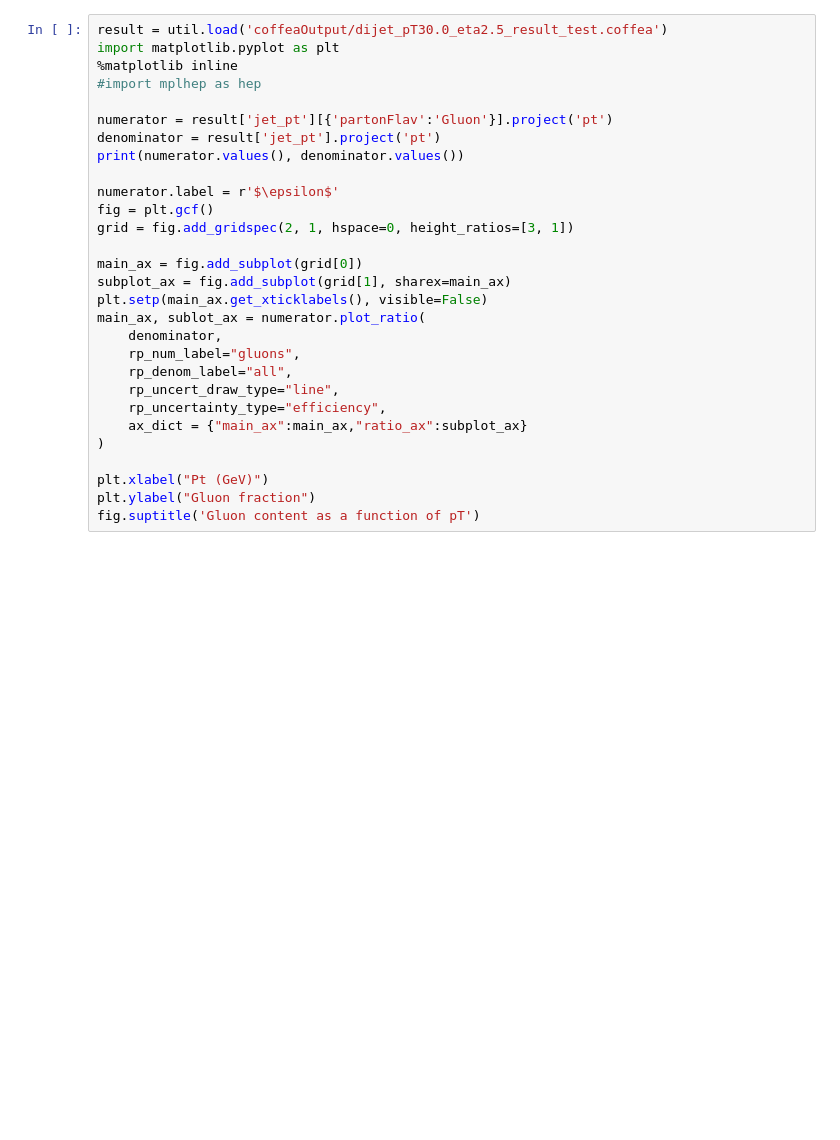
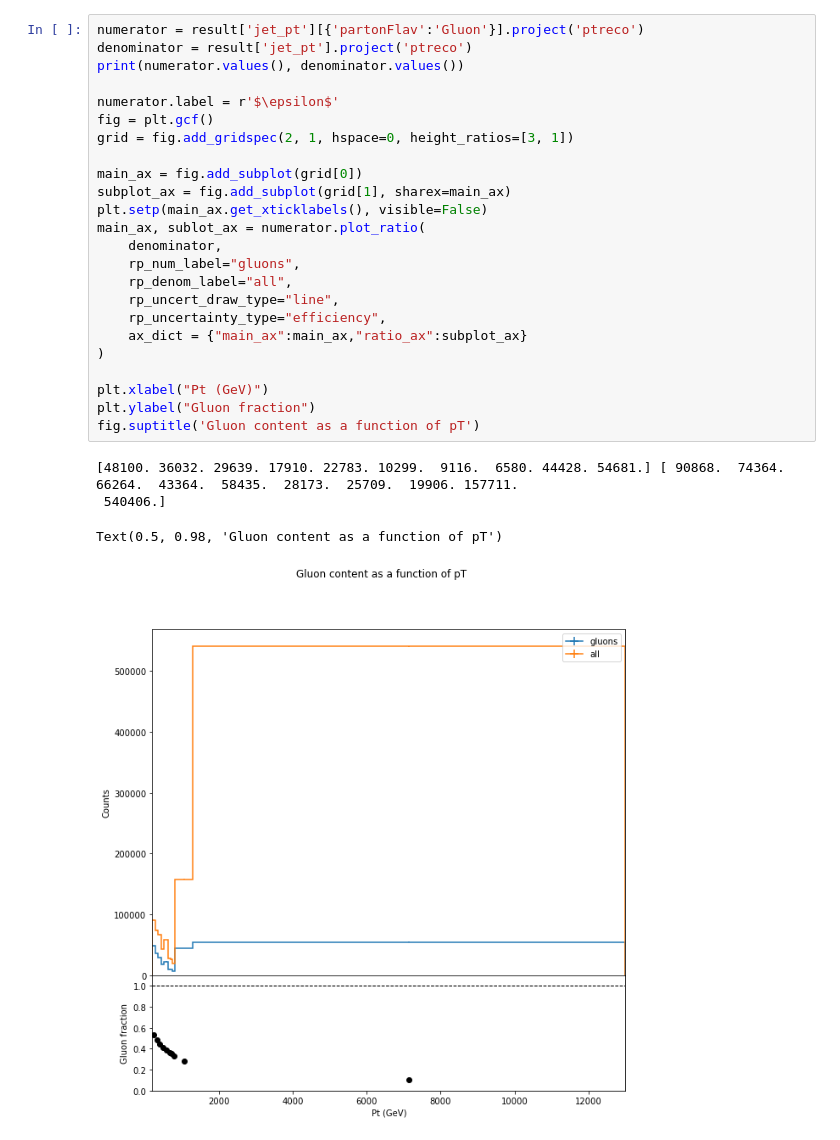
Before and after one commit to laurenhay/GluonJetMass, a Jupyter notebook: dijetSelection_studies.ipynb, the cells around one changed output. Saved outputs shown, nothing was run; the diff lists cells and outputs as text; blank space fills up the shorter version.

```diff
--- a/dijetSelection_studies.ipynb
+++ b/dijetSelection_studies.ipynb
@@ -75,32 +103,32 @@ Failed processing file: WorkItem(dataset='/RunIISummer20UL18NanoAODv9/QCD_Pt-15t
 # %%
-result = util.load('coffeaOutput/dijet_pT30.0_eta2.5_result_test.coffea')
-import matplotlib.pyplot as plt
-%matplotlib inline
-#import mplhep as hep
-
-numerator = result['jet_pt'][{'partonFlav':'Gluon'}].project('pt')
-denominator = result['jet_pt'].project('pt')
+numerator = result['jet_pt'][{'partonFlav':'Gluon'}].project('ptreco')
+denominator = result['jet_pt'].project('ptreco')
 print(numerator.values(), denominator.values())
 
 numerator.label = r'$\epsilon$'
 fig = plt.gcf()
 grid = fig.add_gridspec(2, 1, hspace=0, height_ratios=[3, 1])
 
 main_ax = fig.add_subplot(grid[0])
 subplot_ax = fig.add_subplot(grid[1], sharex=main_ax)
 plt.setp(main_ax.get_xticklabels(), visible=False)
 main_ax, sublot_ax = numerator.plot_ratio(
     denominator,
     rp_num_label="gluons",
     rp_denom_label="all",
     rp_uncert_draw_type="line",
     rp_uncertainty_type="efficiency",
     ax_dict = {"main_ax":main_ax,"ratio_ax":subplot_ax}
 )
 
 plt.xlabel("Pt (GeV)")
 plt.ylabel("Gluon fraction")
 fig.suptitle('Gluon content as a function of pT')
+# %% [output]
+[48100. 36032. 29639. 17910. 22783. 10299.  9116.  6580. 44428. 54681.] [ 90868.  74364.  66264.  43364.  58435.  28173.  25709.  19906. 157711.
+ 540406.]
+Text(0.5, 0.98, 'Gluon content as a function of pT')
+[figure, added]
 # %%
 numerator = result['jet_eta'][{'partonFlav':'Gluon'}].project('eta')
 denominator = result['jet_eta'].project('eta')
```
Also changed, not shown: parts of 15 cells of this notebook, 6 other files.
